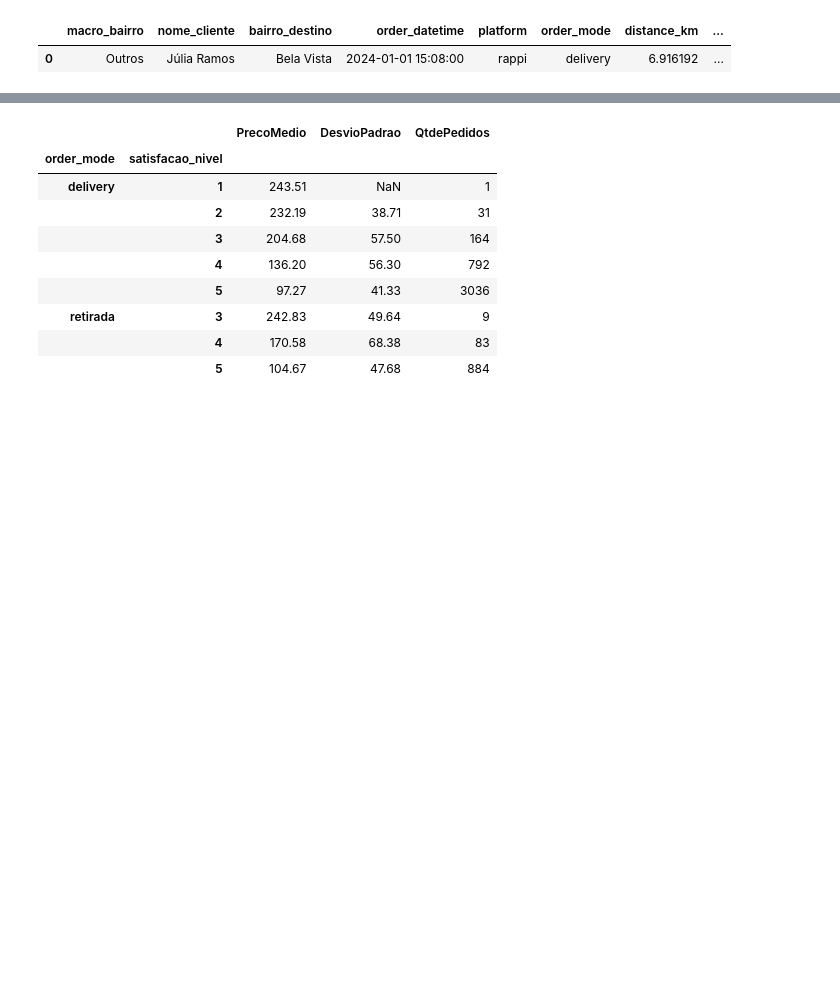
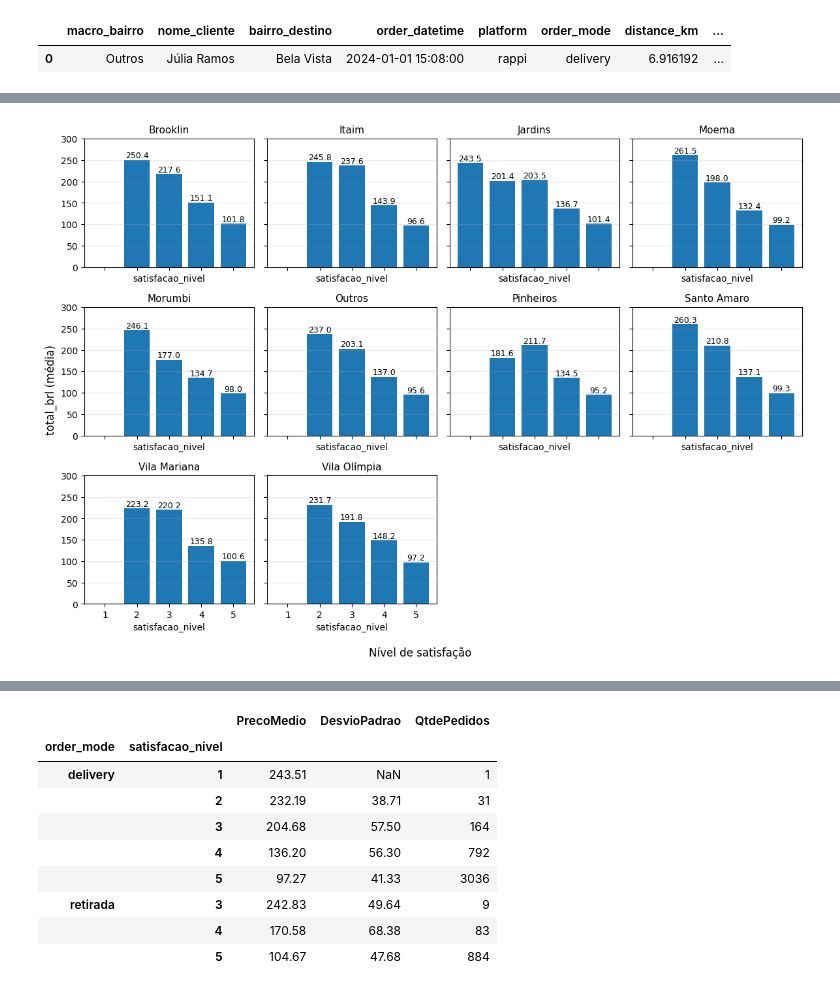
Before and after one commit to joaobaungartner/analise-de-dados, a Jupyter notebook: analise-de-dados.ipynb, the cells around one changed output, grey strips where cells are left out. Saved outputs shown, nothing was run; the diff lists cells and outputs as text; code cells hidden in the pictures; blank space fills up the shorter version.

```diff
--- a/analise-de-dados.ipynb
+++ b/analise-de-dados.ipynb
@@ -334,0 +938,49 @@ df.head(1)
+# %%
+ordem_niveis = [1, 2, 3, 4, 5]
+
+grp = (
+    df.groupby(['macro_bairro', 'satisfacao_nivel'])['total_brl']
+      .mean()
+      .reset_index(name='PrecoMedio')
+)
+
+wide = (grp
+        .pivot(index='macro_bairro', columns='satisfacao_nivel', values='PrecoMedio')
+        .reindex(columns=ordem_niveis)
+        .fillna(0.0))
+
+bairros = list(wide.index)
+
+n = len(bairros)
+ncols = 4
+nrows = math.ceil(n / ncols)
+
+fig, axes = plt.subplots(nrows, ncols, figsize=(3*ncols, 2.8*nrows),
+                         sharex=True, sharey=True)
+axes = np.array(axes).reshape(-1)
+
+ymax = (wide.max(axis=1).max() * 1.15) if n > 0 else 1.0
+if ymax <= 0: ymax = 1.0
+
+for ax, bairro in zip(axes, bairros):
+    y = wide.loc[bairro, ordem_niveis].values
+    ax.bar(ordem_niveis, y)
+    ax.set_title(str(bairro), fontsize=11, pad=6)
+    ax.set_xticks(ordem_niveis)
+    ax.set_xlabel('satisfacao_nivel')
+    ax.grid(axis='y', alpha=0.25)
+    ax.set_ylim(0, ymax)
+
+    for x, v in zip(ordem_niveis, y):
+        if v > 0:
+            ax.text(x, v, f'{v:.1f}', ha='center', va='bottom', fontsize=9)
+
+for ax in axes[len(bairros):]:
+    ax.axis('off')
+
+fig.supylabel('total_brl (média)')
+fig.supxlabel('Nível de satisfação')
+fig.tight_layout()
+plt.show()
+# %% [output]
+[figure, added]
```
Also changed, not shown: parts of 20 cells of this notebook.
